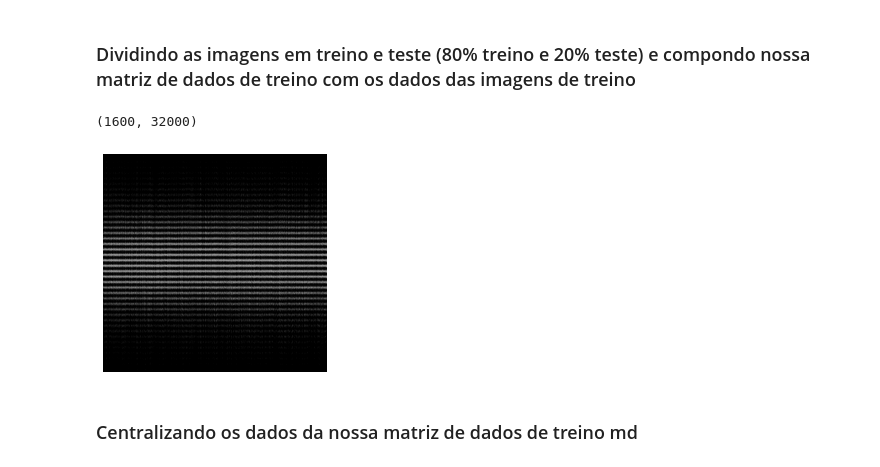
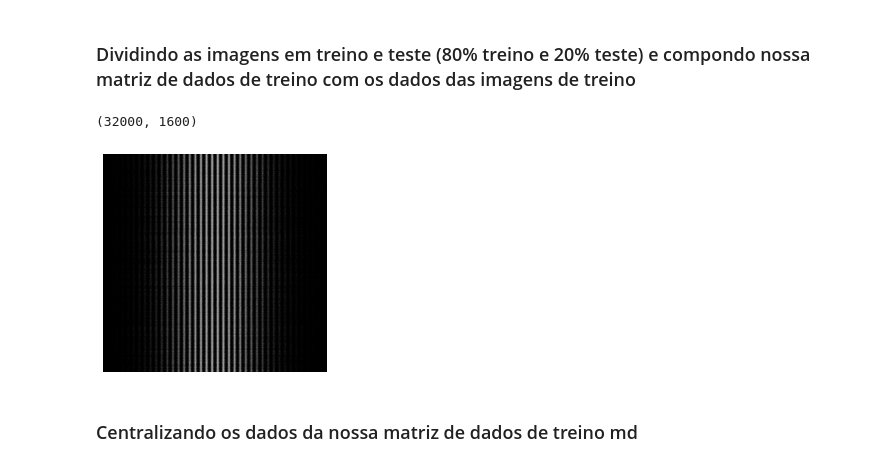
Before and after one commit to lucasivisson/Classification-Orthogonal-Projections, a Jupyter notebook: ClassificacaoProjecao.ipynb, the cells around one changed output. Drawn from its saved outputs; the diff is of its cells as text; code cells hidden in the pictures.

```diff
--- a/ClassificacaoProjecao.ipynb
+++ b/ClassificacaoProjecao.ipynb
@@ -45,24 +45,24 @@ teste.shape
 # %%
 images_array = np.asarray(glob.glob('*/*/*.png'))
 images_training, images_test = division(images_array, test_size=0.2, random_state=5)
 data_matrix = Image.open(images_training[0])
 data_matrix = np.asarray(data_matrix, dtype=np.float32)/255
-data_matrix = np.reshape(data_matrix, (1600, 1))
+data_matrix = np.reshape(data_matrix, (1, 1600))
 
 for i in range(1, images_training.shape[0]):
         aux = Image.open(images_training[i])
         aux = np.asarray(aux, dtype=np.float32)/255
-        aux = np.reshape(aux, (1600, 1))
-        data_matrix = np.hstack((data_matrix, aux))
+        aux = np.reshape(aux, (1, 1600))
+        data_matrix = np.vstack((data_matrix, aux))
 
 print(data_matrix.shape)
 plt.figure(figsize=(4, 4))
 im = plt.imshow(data_matrix, aspect='auto', cmap='gray')
 plt.axis("off")
 plt.show()
 # %% [output]
-(1600, 32000)
+(32000, 1600)
-[figure, old version]
+[figure, new version]
 # %% [markdown]
 ### Centralizando os dados da nossa matriz de dados de treino md
 # %%
```
